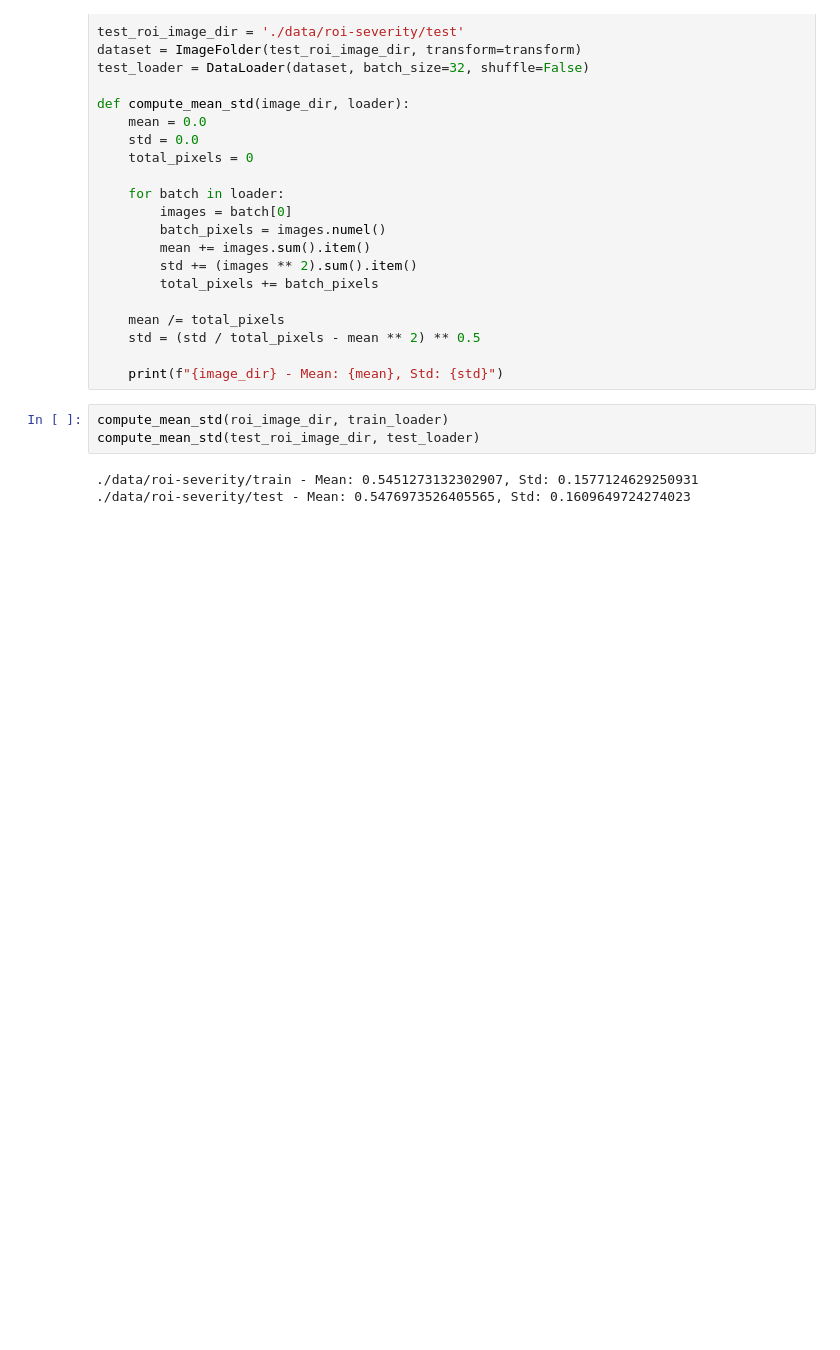
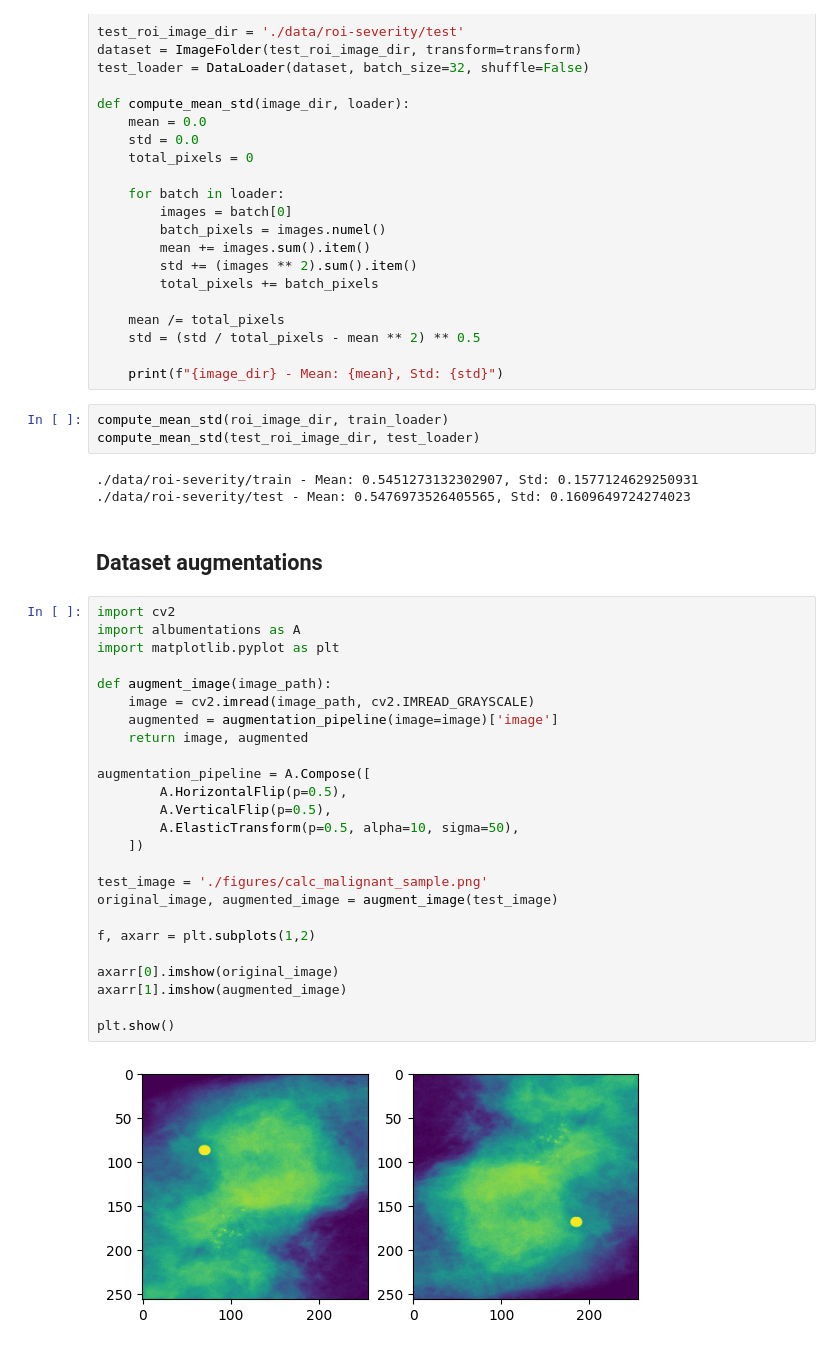
Before and after one commit to KP-AROB/AROB-CBIS-DDSM-Preparation, a Jupyter notebook: playground.ipynb, the cells around one changed output. Cells and saved outputs as stored; diff of their text form; blank space fills up the shorter version.

Commit message:
[FIX] Fix augmentations

```diff
--- a/playground.ipynb
+++ b/playground.ipynb
@@ -36,3 +36,32 @@ compute_mean_std(test_roi_image_dir, test_loader)
 # %% [output]
 ./data/roi-severity/train - Mean: 0.5451273132302907, Std: 0.1577124629250931
 ./data/roi-severity/test - Mean: 0.5476973526405565, Std: 0.1609649724274023
+# %% [markdown]
+## Dataset augmentations
+# %%
+import cv2
+import albumentations as A
+import matplotlib.pyplot as plt
+
+def augment_image(image_path):
+    image = cv2.imread(image_path, cv2.IMREAD_GRAYSCALE)
+    augmented = augmentation_pipeline(image=image)['image']
+    return image, augmented
+
+augmentation_pipeline = A.Compose([
+        A.HorizontalFlip(p=0.5),
+        A.VerticalFlip(p=0.5),
+        A.ElasticTransform(p=0.5, alpha=10, sigma=50),
+    ])
+
+test_image = './figures/calc_malignant_sample.png'
+original_image, augmented_image = augment_image(test_image)
+
+f, axarr = plt.subplots(1,2)
+
+axarr[0].imshow(original_image)
+axarr[1].imshow(augmented_image)
+
+plt.show()
+# %% [output]
+[figure, added]
```
Also changed, not shown: 5 other files.
